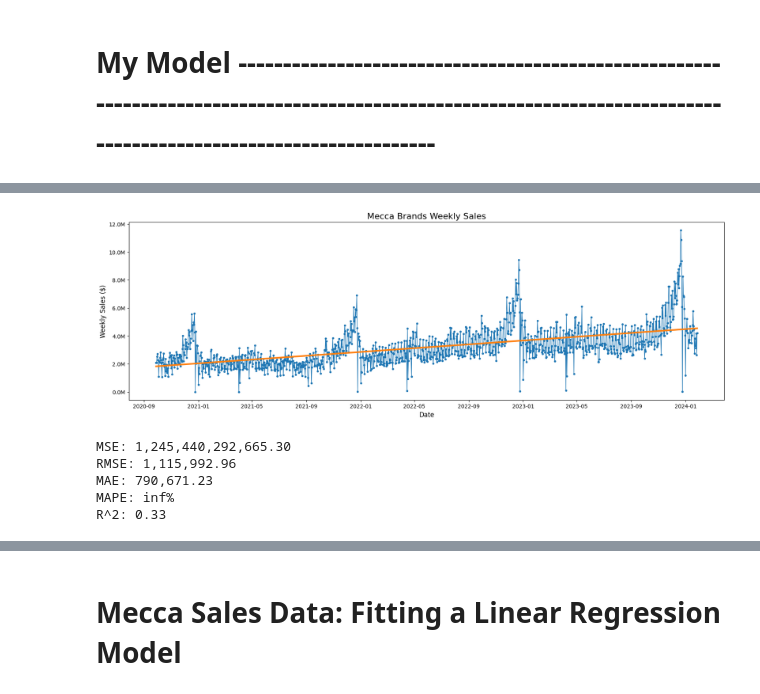
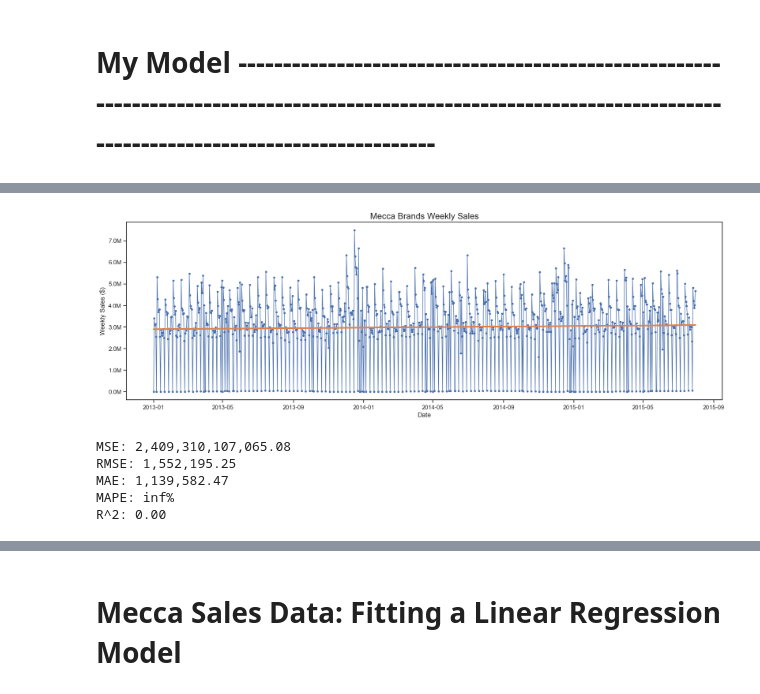
Before and after one commit to DharmickM/RossmanSalesAnalysis, a Jupyter notebook: RevisedIncrementalityModel-SARIMAX.ipynb, the cells around one changed output, grey strips where cells are left out. Cells and saved outputs as stored; diff of their text form; code cells hidden in the pictures.

Commit message:
Model fitted, dealing with Sundays

```diff
--- a/RevisedIncrementalityModel-SARIMAX.ipynb
+++ b/RevisedIncrementalityModel-SARIMAX.ipynb
@@ -312,0 +727,10 @@ plt.show()
+# %%
+#find the subset of stores that share promotion dates
+first_key = list(result.keys())[0]
+print(result[first_key])  # Output: 'a'
+stores_a = result[first_key]
+
+df = train_a[train_a['Store'].isin(stores_a)]
+exog = df[df['Store']==1114][[ 'Promo', 'SchoolHoliday', 'StateHoliday','DayOfWeek']]
+print(exog)
+exog.to_clipboard()
@@ -312,0 +754,9 @@ plt.show()
+# %%
+# Create a exog variable file and aggregrate data
+df_agg = df.groupby(df.index).agg(
+    sales=('Sales', 'sum'),
+    customers=('Customers', 'sum'),
+    avg_salespercustomer=('SalePerCustomer', 'mean')
+)
+print(df_agg)
+df_agg.to_clipboard()
@@ -313,35 +787,32 @@ plt.show()
 # %% [markdown]
 # My Model ------------------------------------------------------------------------------------------------------------------------------------------------------------------
 # %%
-# Pulling sales data and calculating the accuracy of linear model.
 
-df=pd.read_csv('revisedsales2.csv')
-data = df.rename(columns={'ty_date': 'date'})
+# data = df.rename(columns={'ty_date': 'date'})
+data=df_agg
 print(data)
 
-data['date'] = pd.to_datetime(data['date'], format='%d/%m/%Y')
-#data['date2'] = pd.to_datetime(data['date'])
-#data.to_csv('testing.csv',mode='w+')
-data = data.set_index('date')
+# data['date'] = pd.to_datetime(data['date'], format='%d/%m/%Y')
+# #data['date2'] = pd.to_datetime(data['date'])
+# #data.to_csv('testing.csv',mode='w+')
+# data = data.set_index('date')
 data.index = pd.DatetimeIndex(data.index, freq='D')
-#data = data.iloc[: , 1:]
-#data=data[1:] #Removed first week because it is incomplete
-data.sort_values(by='date', inplace=True)
-data=data[:'2024-01-27']
-# Resample data on a weekly basis and sum the sales
-#data = data.resample('D').sum()
-# data.to_clipboard()
+
+# data=data[:'2024-01-27']
+# # Resample data on a weekly basis and sum the sales
+data = data.resample('D').sum()
+# # data.to_clipboard()
 print( min(data.index))
 print( max(data.index))
-#data.to_csv('testing')
-print(type(data.index[0]))
-print(data)
-#plot the sales data!
-# print(data['date'])
-#x=data.index
-#data=data['2021-06-01':]
-def millions_formatter(x, pos):
-    return f'{x / 1e6:.1f}M'
+# #data.to_csv('testing')
+# print(type(data.index[0]))
+# print(data)
+# #plot the sales data!
+# # print(data['date'])
+# #x=data.index
+# #data=data['2021-06-01':]
+# def millions_formatter(x, pos):
+#     return f'{x / 1e6:.1f}M'
 
 y=data['sales']
 x = date2num(data.index.to_pydatetime())
@@ -356,7 +827,7 @@ y_pred = reg.predict(x)
 fig, ax = plt.subplots(figsize=(20,6))
 ax.plot(data.index,y,marker='.', linestyle='-', linewidth=1, label='Weekly')
 ax.plot(data.index,y_pred, linestyle='-', linewidth=3, label='Weekly')
-ax.yaxis.set_major_formatter(FuncFormatter(millions_formatter))
+ax.yaxis.set_major_formatter(FuncFormatter(millions))
 plt.title('Mecca Brands Weekly Sales',fontsize=16)
 plt.ylabel('Weekly Sales ($)',fontsize=12)
 plt.xlabel('Date',fontsize=12)
@@ -407,7 +878,7 @@ print('R^2: {:.2f}'.format(r2))
-[figure, old version]
+[figure, new version]
-MSE: 1,245,440,292,665.30
-RMSE: 1,115,992.96
-MAE: 790,671.23
+MSE: 2,409,310,107,065.08
+RMSE: 1,552,195.25
+MAE: 1,139,582.47
 MAPE: inf%
-R^2: 0.33
+R^2: 0.00
 # %%
```
Also changed, not shown: parts of 45 cells of this notebook, 8 other files.
